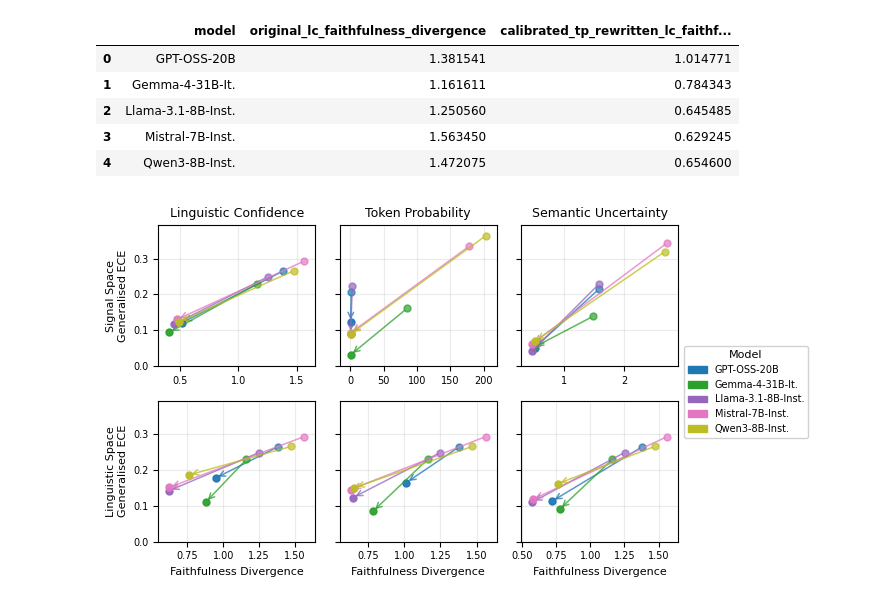
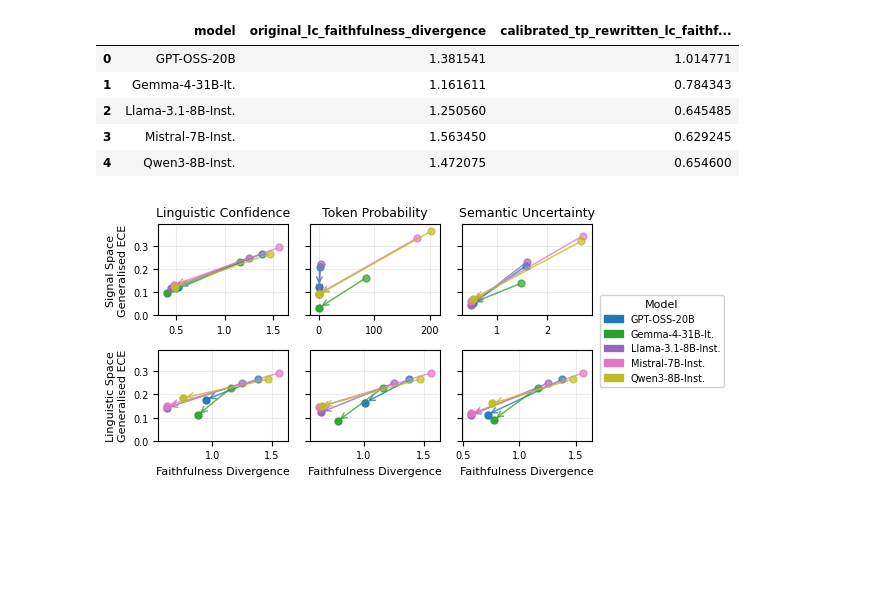
Before and after one commit to Ivan-Yeh/lm-confidence-evaluation-harness, a Jupyter notebook: paper_materials/fig_in_domain_calibration_chg.ipynb, the cells around one changed output. Saved outputs shown, nothing was run; the diff lists cells and outputs as text; code cells hidden in the pictures; blank space fills up the shorter version.

```diff
--- a/paper_materials/fig_in_domain_calibration_chg.ipynb
+++ b/paper_materials/fig_in_domain_calibration_chg.ipynb
@@ -114,7 +114,7 @@ import numpy as np
 
 
 def _plot_arrow_grid(df, panel_rows, row_labels, filename):
-    fig, axes = plt.subplots(2, 3, figsize=(7, 4), sharex=False, sharey=True)
+    fig, axes = plt.subplots(2, 3, figsize=(6, 3), sharex=False, sharey=True)
 
     models = df["model"].unique().tolist()
     cmap = plt.colormaps["tab10"]
@@ -224,31 +224,31 @@ panels_linguistic_space = [
     {
         "title": "Linguistic Confidence",
         "x_from": "original_lc_faithfulness_divergence",
         "y_from": "original_lc_generalised_ECE",
         "x_to": "calibrated_lc_rewritten_lc_faithfulness_divergence",
         "y_to": "calibrated_lc_rewritten_lc_generalised_ECE",
     },
     {
         "title": "Token Probability",
         "x_from": "original_lc_faithfulness_divergence",
         "y_from": "original_lc_generalised_ECE",
         "x_to": "calibrated_tp_rewritten_lc_faithfulness_divergence",
         "y_to": "calibrated_tp_rewritten_lc_generalised_ECE",
     },
     {
         "title": "Semantic Uncertainty",
         "x_from": "original_lc_faithfulness_divergence",
         "y_from": "original_lc_generalised_ECE",
         "x_to": "calibrated_su_rewritten_lc_faithfulness_divergence",
         "y_to": "calibrated_su_rewritten_lc_generalised_ECE",
     },
 ]
 
 _plot_arrow_grid(
     mean_df,
     [panels_signal_space, panels_linguistic_space],
     ["Signal Space", "Linguistic Space"],
     f"figs/in_domain_calibration_chg",
 )
 # %% [output]
-[figure, old version]
+[figure, new version]
```
Also changed, not shown: 15 other files.
